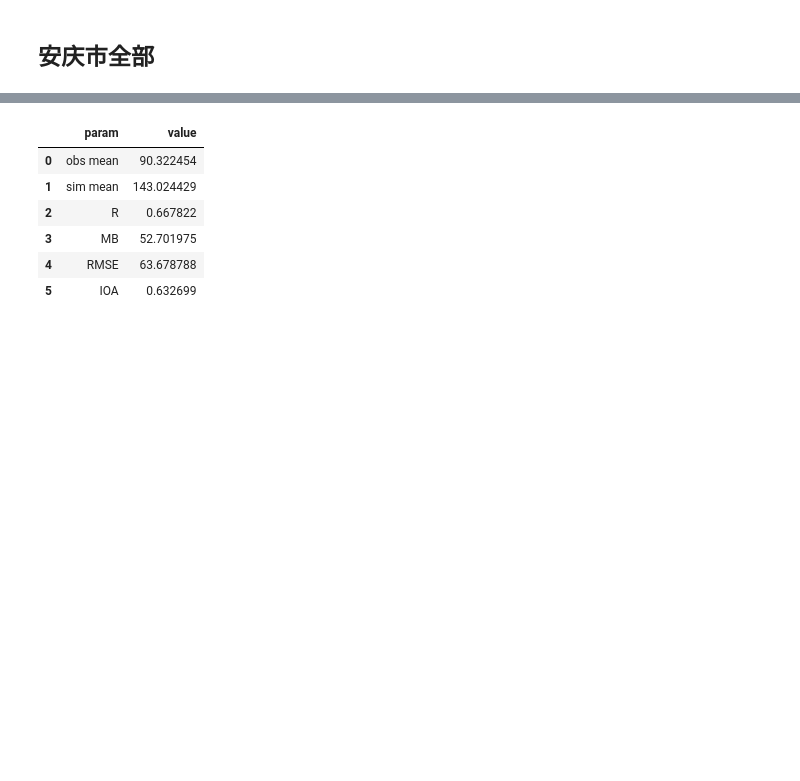
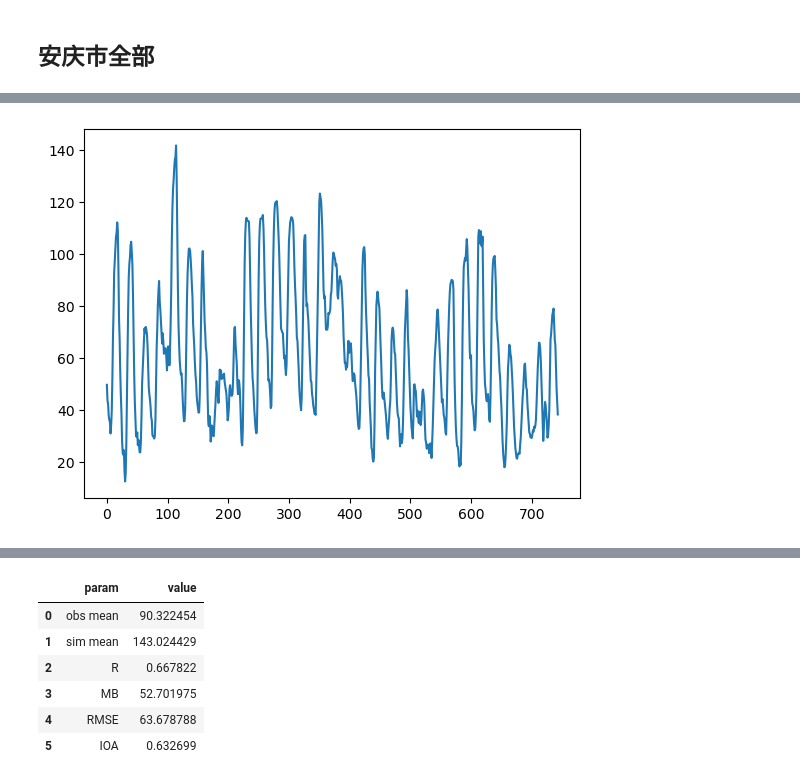
Before and after one commit to Iphisxu/AQ_2307, a Jupyter notebook: scripts/Data_evaluation/O3.ipynb, the cells around one changed output, grey strips where cells are left out. Cells and saved outputs as stored; diff of their text form; code cells hidden in the pictures; blank space fills up the shorter version.

```diff
--- a/scripts/Data_evaluation/O3.ipynb
+++ b/scripts/Data_evaluation/O3.ipynb
@@ -34 +34,6 @@ Get the O3 in shape of (720,)
 data is ready
+# %%
+obs.plot()
+plt.show()
+# %% [output]
+[figure, added]
```
Also changed, not shown: parts of 4 cells of this notebook.
